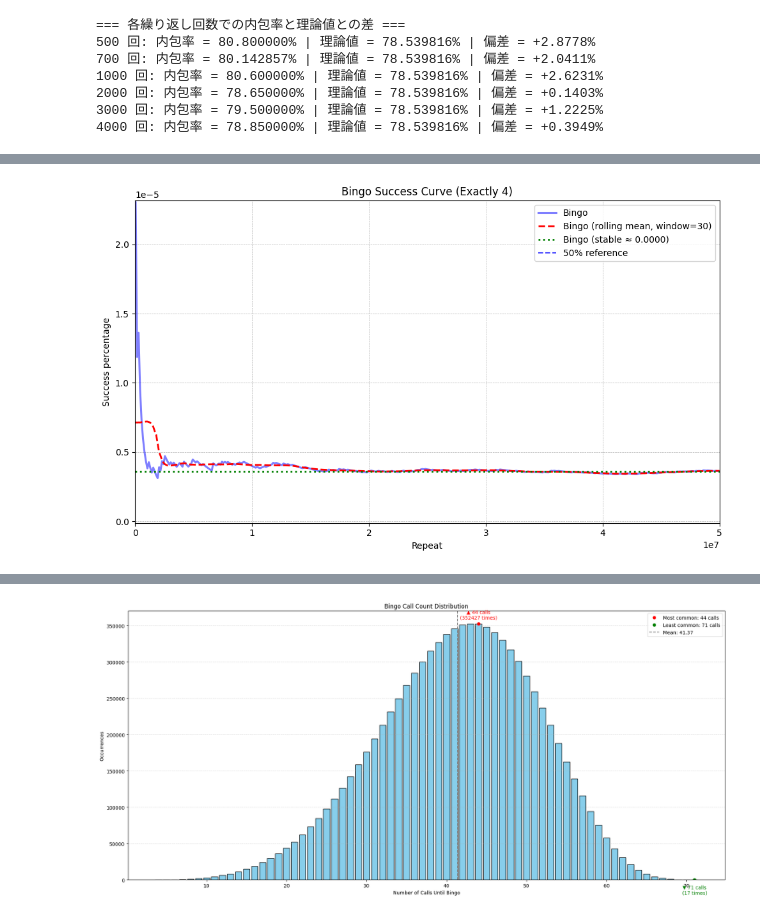
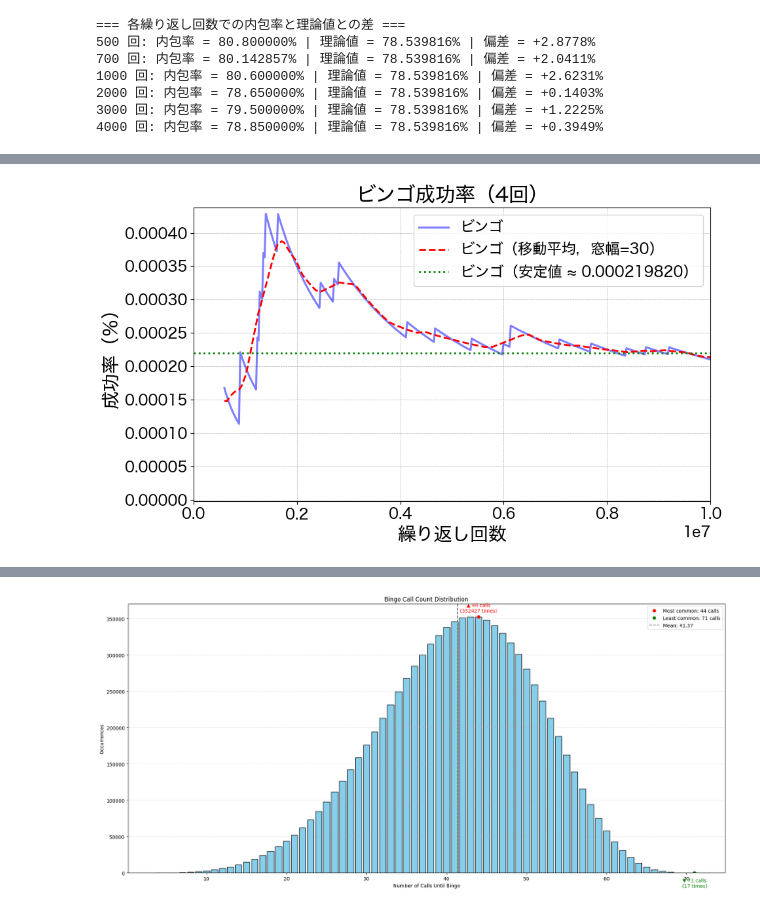
Before and after one commit to SorataBaka/kosen-5, a Jupyter notebook: random-simulation/plot.ipynb, the cells around one changed output, grey strips where cells are left out. Drawn from its saved outputs; the diff is of its cells as text; code cells hidden in the pictures.

```diff
--- a/random-simulation/plot.ipynb
+++ b/random-simulation/plot.ipynb
@@ -339,20 +339,5 @@ plt.xticks(fontsize=12)
 plt.yticks(fontsize=12)
 
 plt.show()
-
-# 以下、x_smooth と rolling は事前に定義済みの配列であることが前提です
-
-target_counts = [100, 1000, 10000, 100000]
-rolling_at_targets = {}
-
-for count in target_counts:
-    # 目標回数に最も近いインデックスを取得
-    idx = np.abs(x_smooth - count).argmin()
-    rolling_at_targets[count] = rolling[idx]
-
-# ローリング平均の値を出力
-print("特定の試行回数での移動平均値:")
-for count, value in rolling_at_targets.items():
-    print(f"試行回数 {count}: 移動平均 ≈ {value:.6f}")
 # %% [output]
 [figure]
@@ -564,9 +668,9 @@ plt.show()
 # %%
 #!/usr/bin/env python3
 """
-Plot Bingo simulation results from a CSV file.
-Uses smooth line graphs with interpolation, rolling average, and stable level.
-Only shows successful Bingo results (percentage > 0).
+ビンゴシミュレーション結果をCSVファイルからプロットする。
+補間、移動平均、安定レベルを用いた滑らかな折れ線グラフを作成。
+成功したビンゴ結果（成功率 > 0）のみ表示。
 """
 import csv
 import matplotlib.pyplot as plt
@@ -574,11 +678,11 @@ import numpy as np
 from scipy.interpolate import make_interp_spline
 from scipy.ndimage import uniform_filter1d
 
-# ---------------- CONFIG ----------------
+# ---------------- 設定 ----------------
 FILENAME = "bingo-2.txt"
-ROLL_WINDOW = 30     # smoothing window on interpolated data
-STABLE_SPAN = 50     # how many last points to average
-# ----------------------------------------
+ROLL_WINDOW = 30     # 補間後データのスムージング窓幅
+STABLE_SPAN = 50     # 最後の何点を平均化して安定値とみなすか
+# --------------------------------------
 
 success_x, success_y = [], []
 
@@ -587,14 +691,14 @@ with open(FILENAME, newline="") as f:
     for row in reader:
         try:
             repeat = int(row["repeat"])
-            pct = float(row["percentage"])
+            pct = float(row["percentage"]) * 100
             if pct > 0:
                 success_x.append(repeat)
                 success_y.append(pct)
         except (ValueError, KeyError):
             continue
 
-# ── choose y-axis limits ──────────────────────────────────────────────────────
+# ── y軸の範囲設定 ───────────────────────────────────────────────────────
 if success_y:
     ymax = max(success_y)
 else:
@@ -603,55 +707,52 @@ margin = 0.005 * (1 if ymax == 0 else ymax)
 ylow = -margin
 yhigh = ymax + margin
 
-# ── plot interpolated data ─────────────────────────────────────────────────────
+# ── 補間とプロット ───────────────────────────────────────────────────────
 def sorted_spline(x, y, color, label, s=400):
     if len(x) < 4:
-        plt.plot(x, y, color=color, linestyle='-', marker='o', label=f"{label} (raw)")
+        plt.plot(x, y, color=color, linestyle='-', marker='o', label=f"{label}（生データ）")
         return
 
     x_np, y_np = np.array(x), np.array(y)
     sorted_idx = np.argsort(x_np)
     x_sorted, y_sorted = x_np[sorted_idx], y_np[sorted_idx]
 
     x_smooth = np.linspace(x_sorted.min(), x_sorted.max(), s)
     spline = make_interp_spline(x_sorted, y_sorted, k=3)
     y_smooth = spline(x_smooth)
 
-    # ── Main smooth curve ──────────────────────────────────────────
+    # ── 補間曲線 ─────────────────────────────────────────────
     plt.plot(x_smooth, y_smooth, color=color, linewidth=2.2, alpha=0.5, label=label)
 
-    # ── Rolling mean ───────────────────────────────────────────────
+    # ── 移動平均（ローパスフィルター）─────────────────────
     rolling = uniform_filter1d(y_smooth, size=ROLL_WINDOW)
     plt.plot(x_smooth, rolling, color="red", linestyle='--', linewidth=2, alpha=1.0,
-             label=f"{label} (rolling mean, window={ROLL_WINDOW})")
+             label=f"{label}（移動平均，窓幅={ROLL_WINDOW}）")
 
-    # ── Stable final average ───────────────────────────────────────
+    # ── 安定値の表示（末尾平均）────────────────────────────
     final_span = min(STABLE_SPAN, len(y_smooth))
     if final_span >= 5:
         stable_avg = np.mean(y_smooth[-final_span:])
         plt.axhline(stable_avg, color="green", linestyle=":", linewidth=2, alpha=1.0,
-                    label=f"{label} (stable ≈ {stable_avg:.4f})")
+                    label=f"{label}（安定値 ≈ {stable_avg:.9f}）")
 
-
-# ── Plot setup ────────────────────────────────────────────────────────────────
+# ── グラフ設定 ─────────────────────────────────────────────────────────
 plt.figure(figsize=(10, 6))
 
 if success_x:
-    sorted_spline(success_x, success_y, color="blue", label="Bingo")
+    sorted_spline(success_x, success_y, color="blue", label="ビンゴ")
 
-plt.axhline(0.5, color="blue", linestyle="--", linewidth=1.5, alpha=0.7, label="50% reference")
-
-plt.title("Bingo Success Curve (Exactly 4)")
-plt.xlabel("Repeat")
-plt.ylabel("Success percentage")
+plt.title("ビンゴ成功率（4回）")
+plt.xlabel("繰り返し回数")
+plt.ylabel("成功率（％）")
 plt.xlim(0, max(success_x, default=10) + 1)
 plt.ylim(ylow, yhigh)
 plt.grid(True, linestyle="--", linewidth=0.5)
 plt.legend()
 plt.tight_layout()
 plt.show()
 # %% [output]
-[figure, old version]
+[figure, new version]
 # %%
 #!/usr/bin/env python3
 """
```
Also changed, not shown: parts of 8 cells of this notebook, 12 other files.
